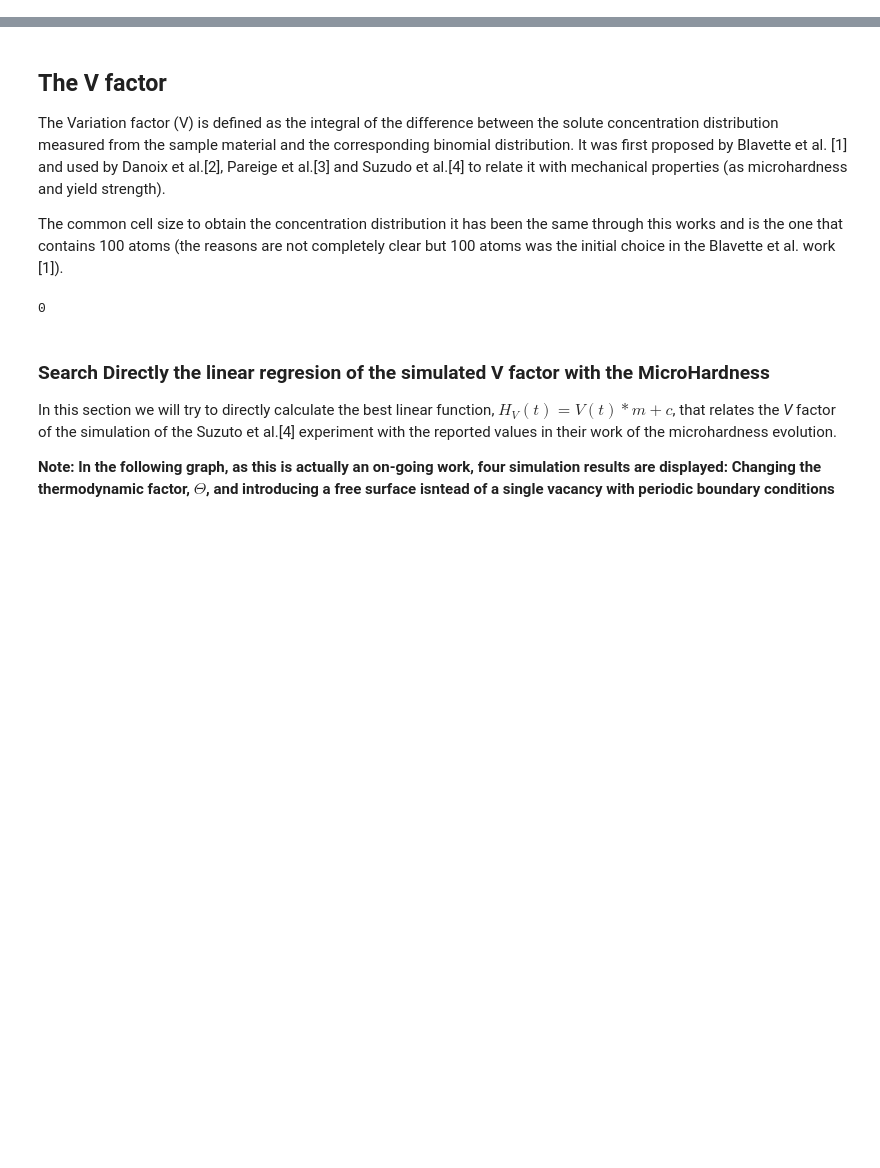
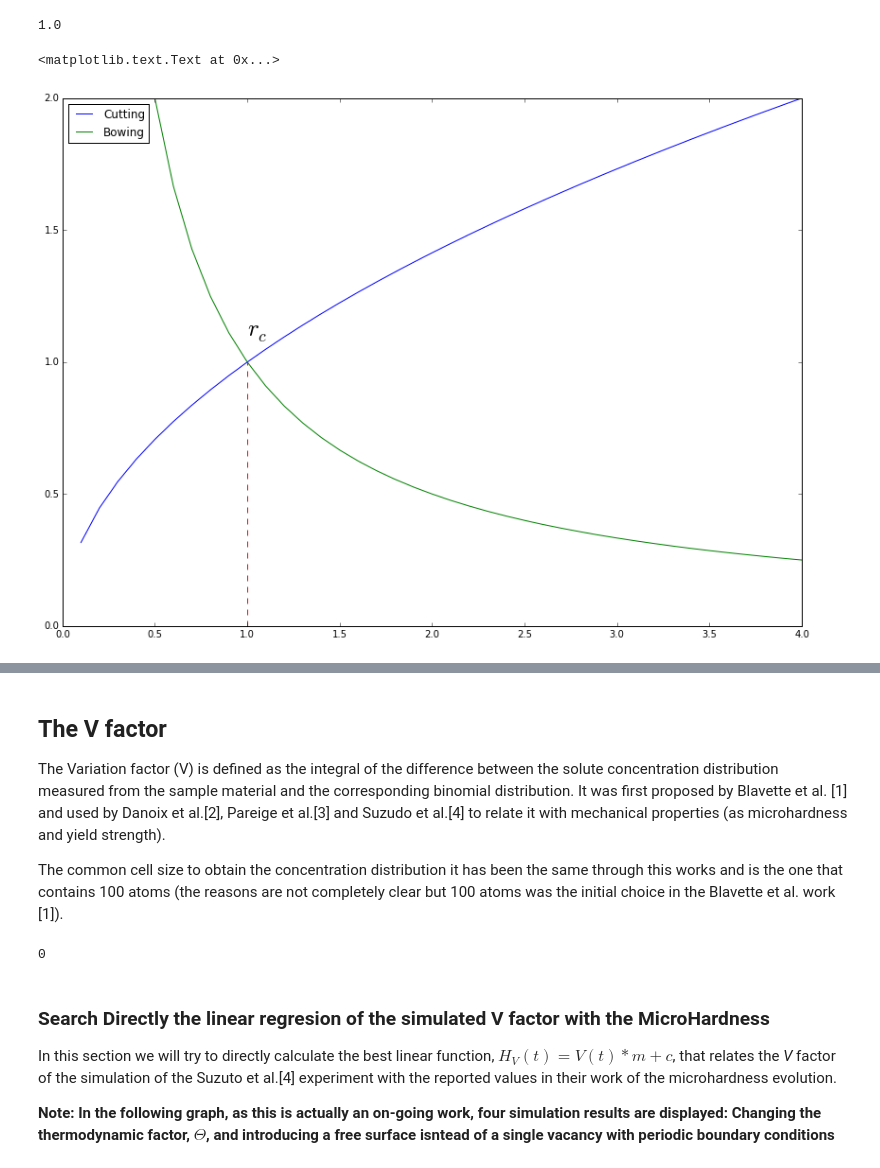
Before and after one commit to spartankel/PyNotes, a Jupyter notebook: Hardening in FeCr alloys.ipynb, the cells around one changed output, grey strips where cells are left out. Drawn from its saved outputs; the diff is of its cells as text; code cells hidden in the pictures; blank space fills up the shorter version.

```diff
--- a/Hardening in FeCr alloys.ipynb
+++ b/Hardening in FeCr alloys.ipynb
@@ -46,3 +54,27 @@ Using this relations and a strength factor ($\alpha$) of 0.2 from Ref.[8], they
+# %%
+import matplotlib.pyplot as plt
+from numpy import *
+
+def cutting(r):
+    return sqrt(r)
+def bowing(r):
+    return 1 / r
+
+r = arange(0.1, 10, 0.1)
+
+plt.plot(r, cutting(r), label='Cutting')
+plt.plot(r, bowing(r), label='Bowing')
+plt.ylim([0, 2])
+plt.xlim([0, 4])
+plt.legend(loc=0)
+
+print(cutting(1.0))
+plt.axvline(1.0, ymax=0.5, color='red', ls='--')
+plt.text(1,1.1,'$r_c$', fontsize=25)
+# %% [output]
+1.0
+<matplotlib.text.Text at 0x...>
+[figure, added]
 # %% [markdown]
 Hardness measures of FeCr Binary alloys
 ---------------------------------------
```
Also changed, not shown: parts of 4 cells of this notebook.
